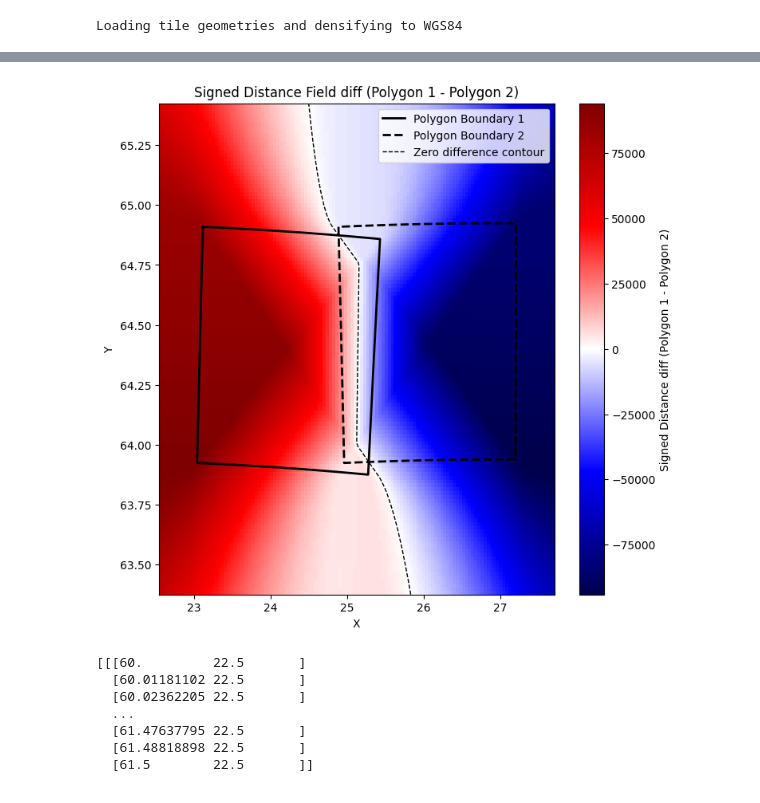
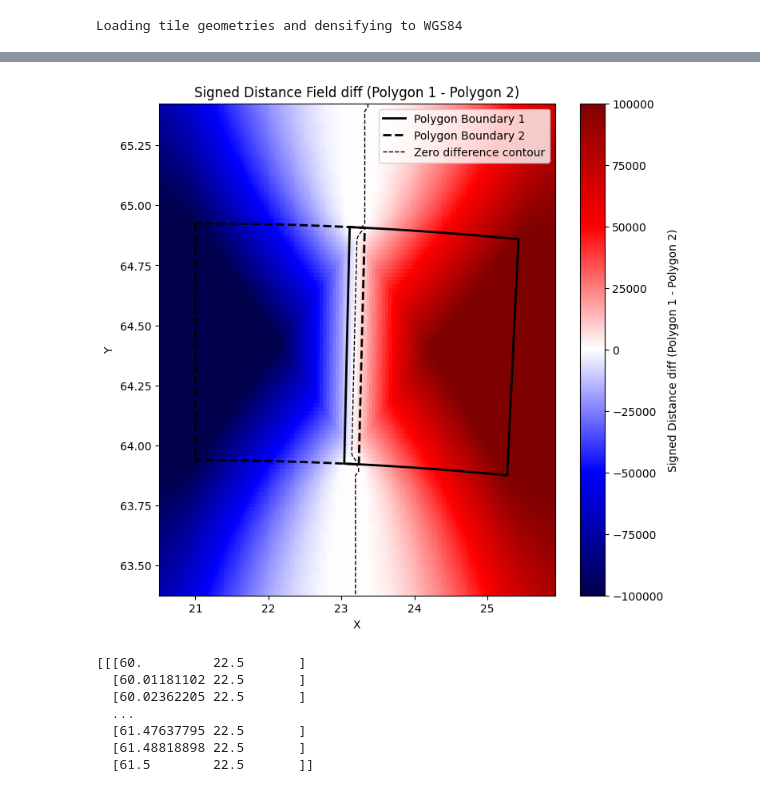
Before and after one commit to hamk-uas/preferred-tile, a Jupyter notebook: create_grid.ipynb, the cells around one changed output, grey strips where cells are left out. Saved outputs shown, nothing was run; the diff lists cells and outputs as text; code cells hidden in the pictures.

```diff
--- a/create_grid.ipynb
+++ b/create_grid.ipynb
@@ -147,0 +286,19 @@ Average number of intersecting neighbors: 8.084596725288053
+# %%
+# Save clipped polygons
+output_geojson = {
+    "type": "FeatureCollection",
+    "features": []
+}
+for tile in tiles.values():
+    # Project utm polygon to WGS84 without densification
+    feature = {
+        "type": "Feature",
+        "properties": {
+            "id": tile["id"],
+            "epsg": tile["epsg_code"]
+        },
+        "geometry": mapping(tile["dense_wgs84_polygon"])
+    }
+    output_geojson["features"].append(feature)
+with open("clipped_tiles_smartsnap_nodel.geojson", "w") as f:
+    json.dump(output_geojson, f, indent=2)
@@ -288,37 +485,37 @@ def plot_signed_distance_field(x_range, y_range, polygon_wgs84_coords1, utm_poly
     # Create a proxy artist for the zero difference contour to add to the legend
     zero_contour_proxy = Line2D([], [], color='k', linestyle='dashed', linewidth=1, label='Zero difference contour')
     min_contour1_proxy = Line2D([], [], color='k', linestyle='solid', linewidth=0.5, label='Shrunken polygon 1')
     min_contour2_proxy = Line2D([], [], color='k', linestyle='dashed', linewidth=0.5, label='Shrunken polygon 2')
 
     # Get existing handles and labels for the legend
     handles, labels = plt.gca().get_legend_handles_labels()
 
     # Add the proxy artist to the handles
     handles.append(zero_contour_proxy)
 
     if polygon_wgs84_coords2 is not None:
         plt.title('Signed Distance Field diff (Polygon 1 - Polygon 2)')
     else:
       plt.title('Signed Distance Field')
     plt.xlabel('X')
     plt.ylabel('Y')
     plt.legend(handles=handles)
     plt.show()
 
-#tile1_id = "35VLH"
-tile1_id = "34WFS"
+tile1_id = "35VLH"
+#tile1_id = "34WFS"
 # Find wgs84 bounding box of neighbors intersect_graph.neighbors(tile1_id)
 intersecting_tiles = list(intersect_graph.neighbors(tile1_id))
-tile2_id = list(intersect_graph.neighbors(tile1_id))[5]  # 2nd neighbor of tile1_id
+tile2_id = list(intersect_graph.neighbors(tile1_id))[2]  # 2nd neighbor of tile1_id
 neighborhood_bounds = gdf.loc[[tile1_id, tile2_id]].geometry.total_bounds
 polygon1 = tiles[tile1_id]["dense_wgs84_polygon"]
 polygon2 = tiles[tile2_id]["dense_wgs84_polygon"]
 poly_coords1 = list(polygon1.exterior.coords)
 poly_coords2 = list(polygon2.exterior.coords)
 plot_signed_distance_field((neighborhood_bounds[0]-0.5, neighborhood_bounds[2]+0.5), (neighborhood_bounds[1]-0.5, neighborhood_bounds[3]+0.5), poly_coords1, tiles[tile1_id]["utm_polygon"], from_wgs84[tiles[tile1_id]["epsg_code"]], poly_coords2, tiles[tile2_id]["utm_polygon"], from_wgs84[tiles[tile2_id]["epsg_code"]])
 #def plot_signed_distance_field(x_range, y_range, polygon_coords1, utm_polygon1, from_wgs84_1, polygon_coords2=None, utm_polygon2=None, from_wgs84_2=None, resolution=512):
 # %% [output]
-[figure, old version]
+[figure, new version]
 # %%
 # %% [output]
 [[[60.         22.5       ]
```
Also changed, not shown: parts of 7 cells of this notebook.
